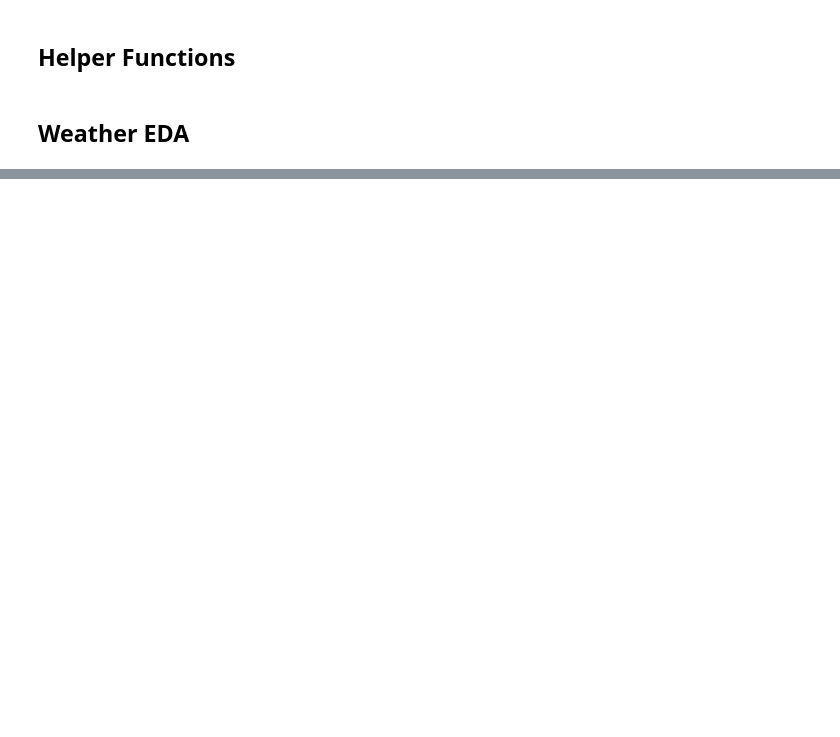
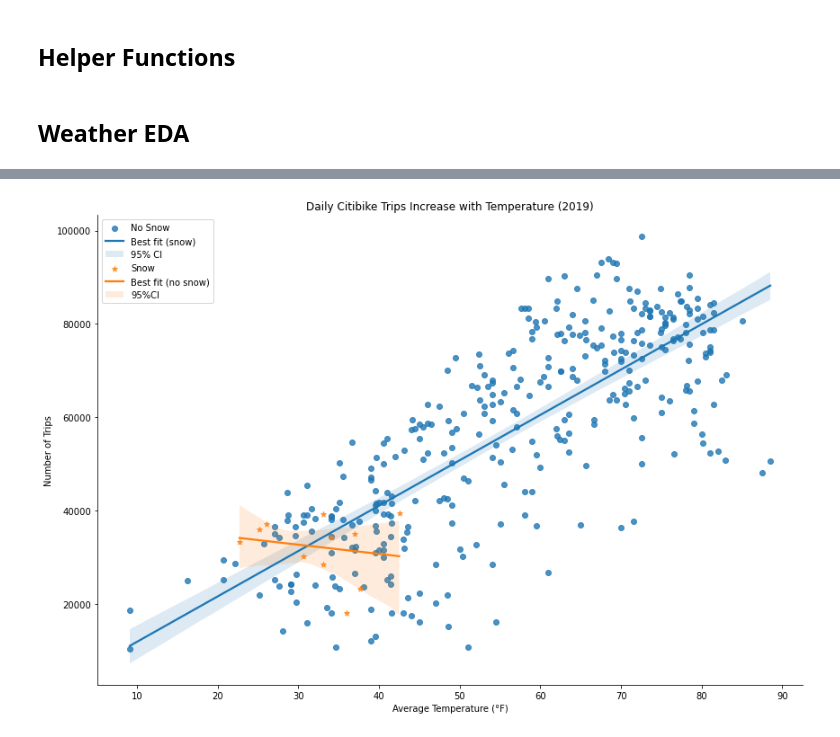
Before and after one commit to rishigoutam/citibike, a Jupyter notebook: eda/weather.ipynb, the cells around one changed output, grey strips where cells are left out. Cells and saved outputs as stored; diff of their text form; code cells hidden in the pictures; blank space fills up the shorter version.

Commit message:
refactor weather eda into separate file

```diff
--- a/eda/weather.ipynb
+++ b/eda/weather.ipynb
@@ -53,3 +69,6 @@ trips
 # %%
 # read weather
-daily_weather = pd.read_csv(WEATHER_DIR + "GHCN-Daily-Cleaned.csv", index_col=0)
+weather = pd.read_csv(WEATHER_DIR + "GHCN-Daily-Cleaned.csv", index_col=0)
+weather["DATE"] = pd.to_datetime(weather["DATE"])
+weather.set_index(weather["DATE"])
+weather
@@ -68,0 +124,15 @@ def colors_from_values(values: pd.Series, palette_name: str, ascending=True):
+# %%
+start_2019 = pd.to_datetime("2019-01-01")
+end_2019 = pd.to_datetime("2019-12-31")
+weather_2019 = weather.loc[
+    (weather["DATE"] >= start_2019) & (weather["DATE"] <= end_2019)
+]
+# %%
+w_trips = pd.merge(
+    weather_2019,
+    trips_per_day,
+    left_on=weather_2019["DATE"].dt.dayofyear,
+    right_on="dayofyear",
+)
+w_trips["Snowed on Day"] = w_trips["SNWD"].apply(lambda depth: depth > 0)
+w_trips
@@ -68,0 +153,28 @@ def colors_from_values(values: pd.Series, palette_name: str, ascending=True):
+# %%
+# g = sns.replot(data = w_trips, x='temp_f', y='counttrips', kind='scatter', height=4, aspect=1.5)
+g = sns.lmplot(
+    data=w_trips,
+    x="TAVG_F",
+    y="counttrips",
+    hue="Snowed on Day",
+    markers=["o", "*"],
+    height=8,
+    aspect=1.5,
+    facet_kws={"legend_out": False},
+)
+plt.title("Daily Citibike Trips Increase with Temperature (2019)")
+plt.xlabel("Average Temperature (°F)")
+plt.ylabel("Number of Trips")
+plt.legend(
+    labels=[
+        "No Snow",
+        "Best fit (snow)",
+        "95% CI",
+        "Snow",
+        "Best fit (no snow)",
+        "95%CI",
+    ]
+)
+plt.show()
+# %% [output]
+[figure, added]
```
Also changed, not shown: parts of 4 cells of this notebook, 1 other file.
